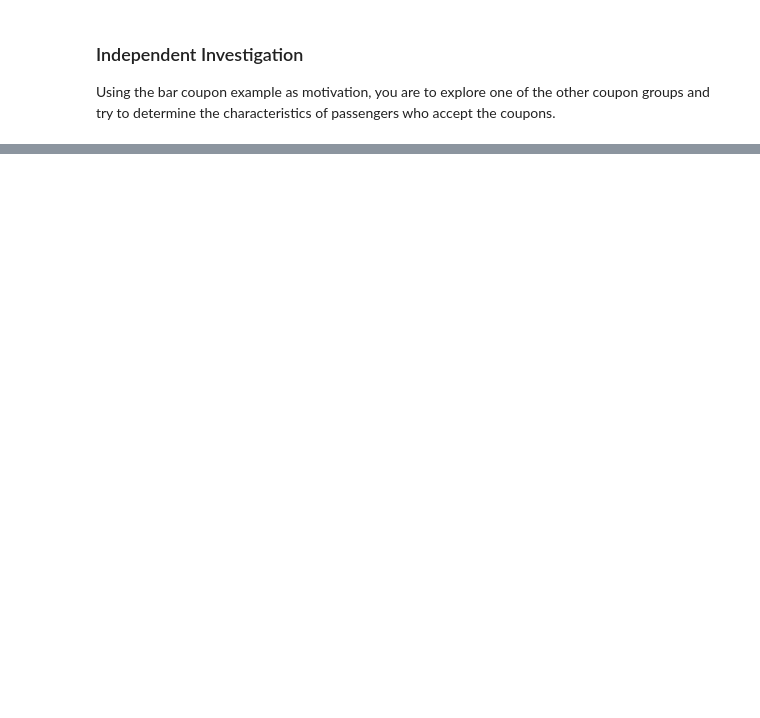
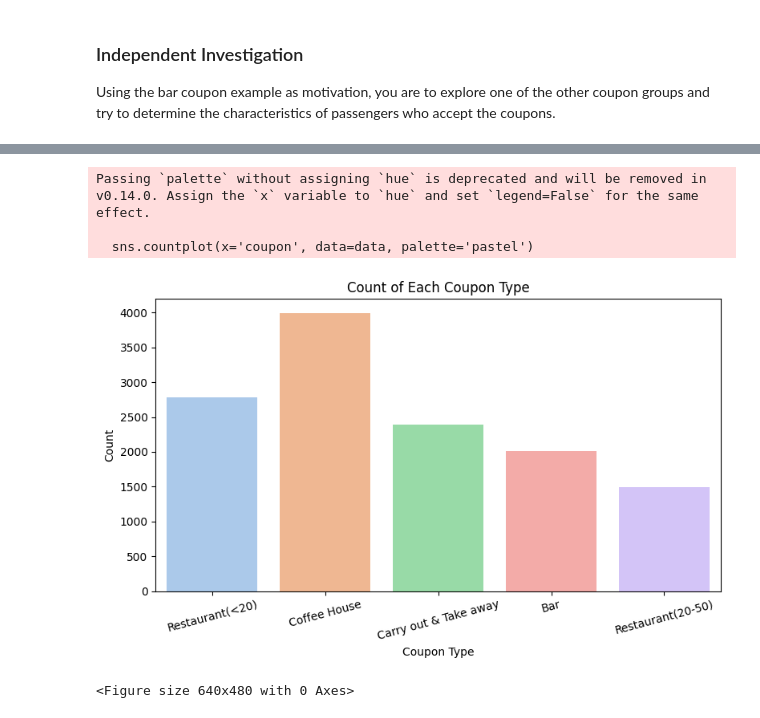
Before and after one commit to rajkrrsingh/Coupon-Acceptance-Analysis, a Jupyter notebook: prompt.ipynb, the cells around one changed output, grey strips where cells are left out. Cells and saved outputs as stored; diff of their text form; code cells hidden in the pictures; blank space fills up the shorter version.

```diff
--- a/prompt.ipynb
+++ b/prompt.ipynb
@@ -326 +384,22 @@ dtypes: int64(8), object(17)
 memory usage: 2.4+ MB
+# %%
+coupon_type = data['coupon'].value_counts().reset_index()
+used_coupons = data[data['Y'] == 1]
+used_coupon_type = used_coupons['coupon'].value_counts().reset_index().sort_index(ascending = True)
+
+
+plt.figure(figsize=(8, 5))
+sns.countplot(x='coupon', data=data, palette='pastel')
+plt.title('Count of Each Coupon Type')
+plt.xlabel('Coupon Type')
+plt.ylabel('Count')
+plt.xticks(rotation=15)
+plt.tight_layout()
+plt.show()
+plt.savefig('images/coupon_type_count.png')
+# %% [output]
+Passing `palette` without assigning `hue` is deprecated and will be removed in v0.14.0. Assign the `x` variable to `hue` and set `legend=False` for the same effect.
+
+  sns.countplot(x='coupon', data=data, palette='pastel')
+[figure, added]
+<Figure size 640x480 with 0 Axes>
```
Also changed, not shown: parts of 16 cells of this notebook, 8 other files.
